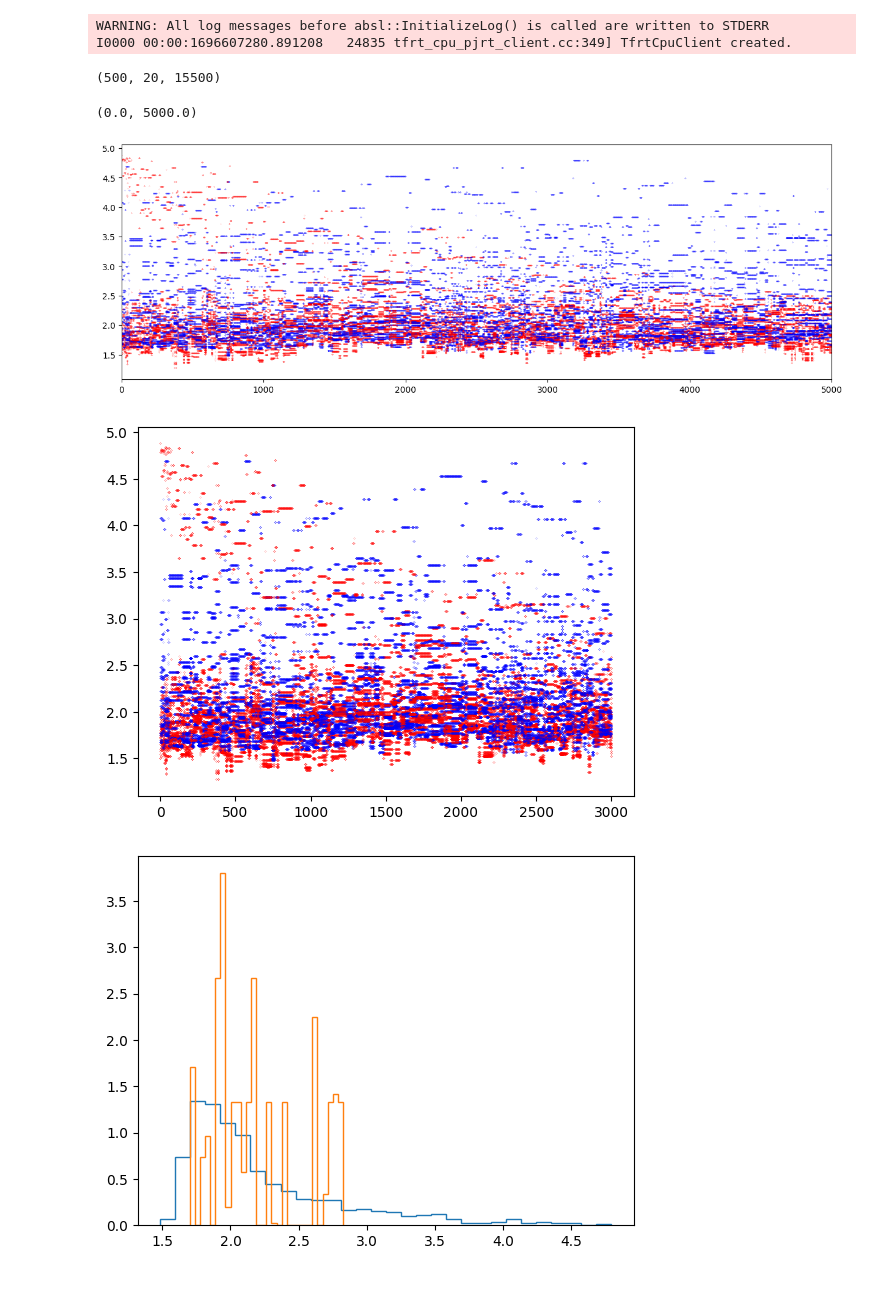
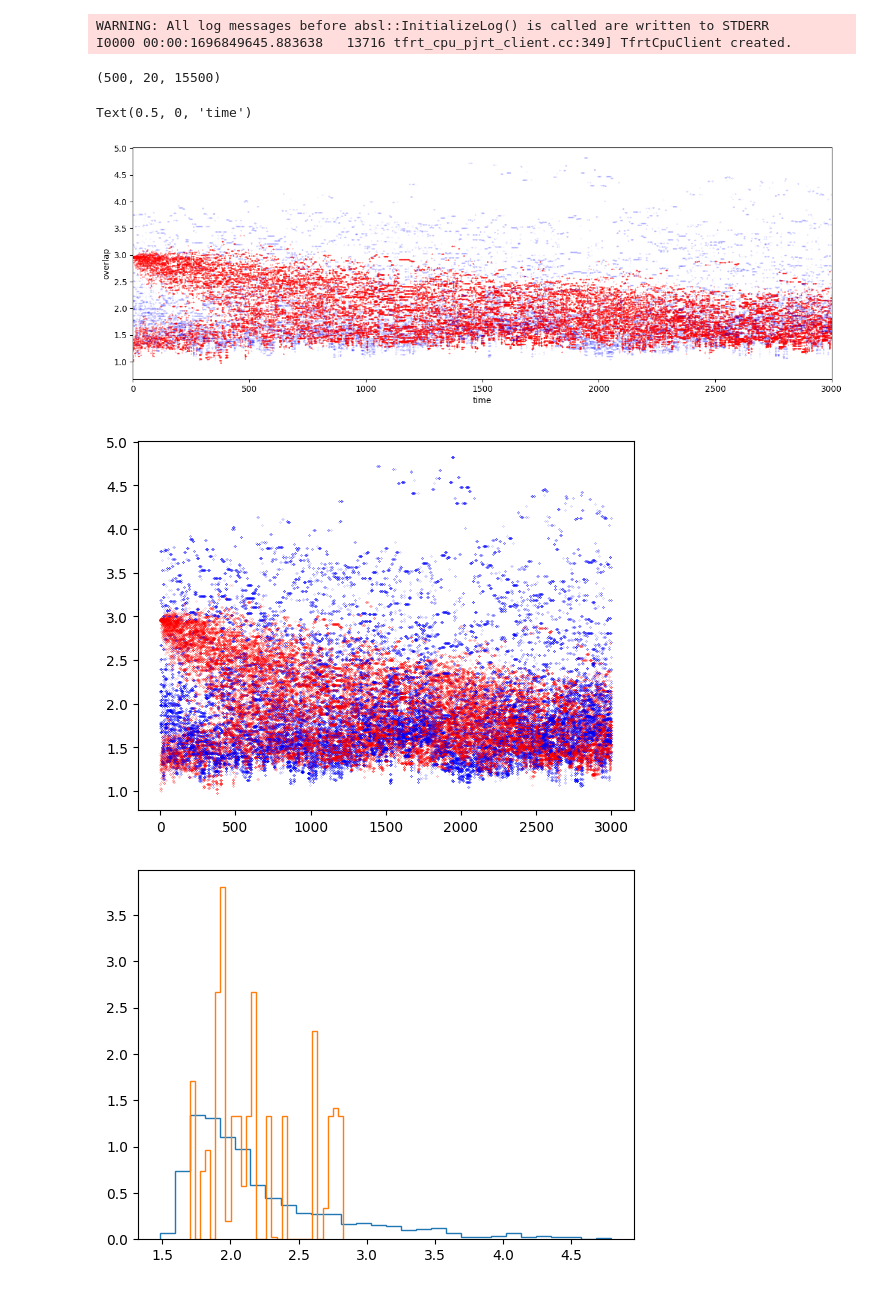
Before and after one commit to Cai-Fangxu/dendrite_project, a Jupyter notebook: test_record_u.ipynb, the cells around one changed output. Cells and saved outputs as stored; diff of their text form; code cells hidden in the pictures.

```diff
--- a/test_record_u.ipynb
+++ b/test_record_u.ipynb
@@ -37,11 +37,11 @@ class Simulation_Run2_test(lib.Simulation_Run2):
         votes = jax.vmap(self.neuron.get_first_n_overlaps, in_axes=(None, 0))(w, x0s) # dim=(n_tested_patterns, )
         return w, latent_var, votes
 # %%
-ns=100
-nd=400
+ns=200
+nd=200
 bias = 2.32635
-ndR = 2
-kappa = 3.
+ndR = 13
+kappa = 0.6774
 n_u = 20
 # n_votes = 300
 # vote_th = 2.32635
@@ -59,12 +59,12 @@ rng = np.random.default_rng(seed)
 neuron2 = Neuron3_test(n_synapses=ns, n_dendrites=nd, bias=bias, kappa=kappa, ndR=ndR, n_u=n_u, seed=rng.integers(100000))
 # neuron = lib.Neuron4_2(n_synapses=ns, n_dendrites=nd, bias=bias, kappa=kappa, la=la, n_votes=n_votes, seed=rng.integers(100000))
 
-xs_gen = lib.Xs_Generator1(normalized_len=np.sqrt(ns), seed=rng.integers(100000))
+xs_gen = lib.Xs_Generator1(nd, ns, normalized_len=np.sqrt(ns), seed=rng.integers(100000))
 
 simulation_run2 = Simulation_Run2_test(neuron2, xs_gen, decay_steps=decay_steps, initial_steps=initial_steps, n_tested_patterns=n_tested_patterns, refresh_every=500, seed=rng.integers(100000))
 # %% [output]
 WARNING: All log messages before absl::InitializeLog() is called are written to STDERR
-I0000 00:00:1696607280.891208   24835 tfrt_cpu_pjrt_client.cc:349] TfrtCpuClient created.
+I0000 00:00:1696849645.883638   13716 tfrt_cpu_pjrt_client.cc:349] TfrtCpuClient created.
 # %%
 simulation_run2.run()
 # %%
@@ -80,16 +80,18 @@ upper99_trial_idx_list = np.argsort(u_center_list, axis=0)[int(n_tested_patterns
 # %%
 plt.figure(figsize=(15, 5))
 upper_start = 10000
 
 for i in range(n_u):
-    plt.scatter(np.arange(upper_start, decay_steps)-upper_start, u_record[upper99_trial_idx_list[upper_start:], i, np.arange(upper_start, decay_steps)], s=0.01, c="blue")
-    plt.scatter(np.arange(decay_steps), u_record[lower99_trial_idx_list, i, np.arange(decay_steps)], s=0.01, c="red")
+    plt.scatter(np.arange(upper_start, decay_steps)-upper_start, u_record[upper99_trial_idx_list[upper_start:], i, np.arange(upper_start, decay_steps)], s=0.002, c="blue")
+    plt.scatter(np.arange(decay_steps), u_record[lower99_trial_idx_list, i, np.arange(decay_steps)], s=0.05, c="red")
 
-plt.xlim(0, 5000)
+plt.xlim(0, 3000)
 # plt.ylim(1, 5)
+plt.ylabel("overlap")
+plt.xlabel("time")
 # %% [output]
-(0.0, 5000.0)
+Text(0.5, 0, 'time')
-[figure, old version]
+[figure, new version]
 # %%
 n_steps = 3000
 t1_start = 00
@@ -103,7 +105,7 @@ for i in range(n_u):
 # for t in range(t2_start, t2_start+n_steps):
 #     plt.scatter(np.arange(n_u), u_record[upper99_trial_idx_list[t], :, t], c="blue")
 # %% [output]
-[figure, old version]
+[figure, new version]
 # %%
 n_steps1 = 100
 n_steps = 4000
```
Also changed, not shown: parts of 2 cells of this notebook, 2 other files.
